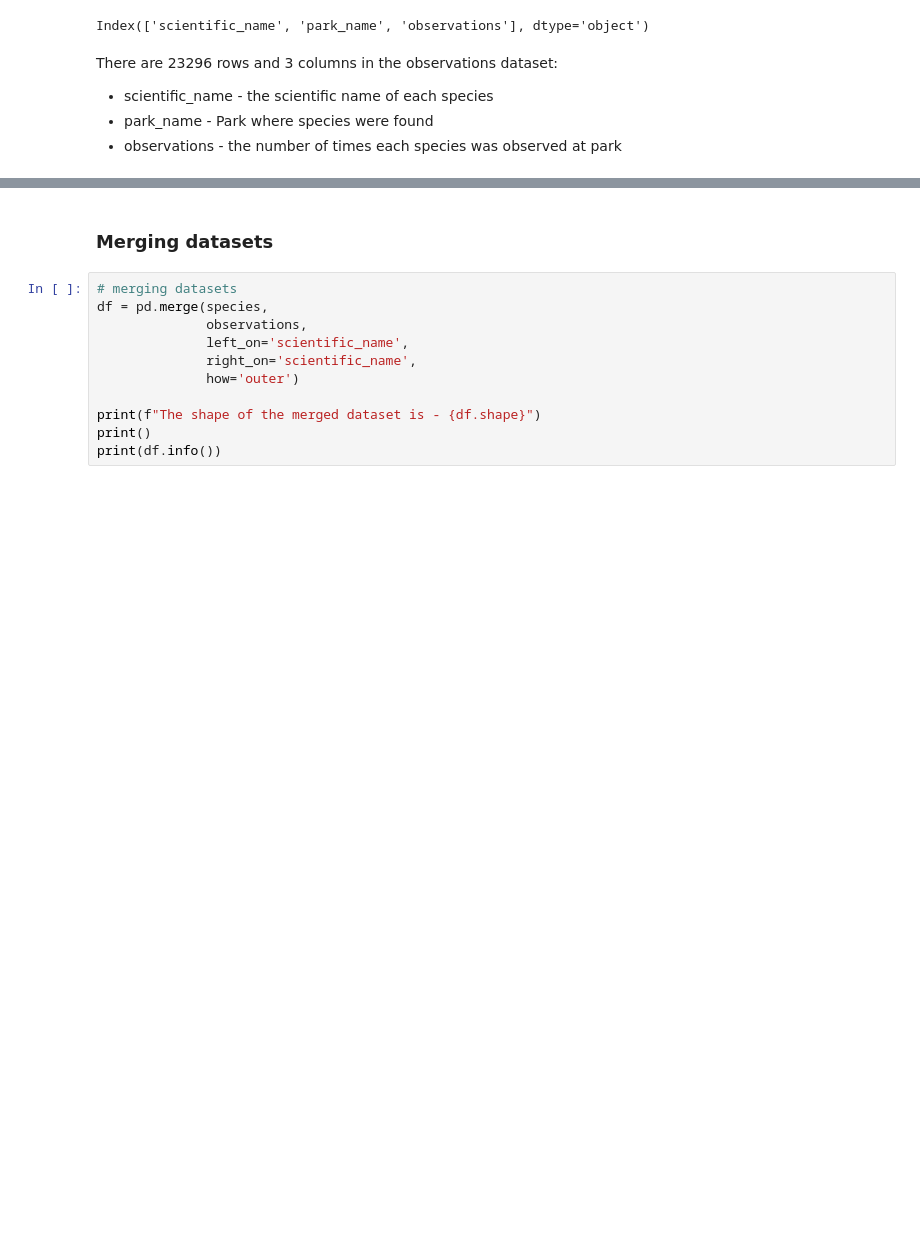
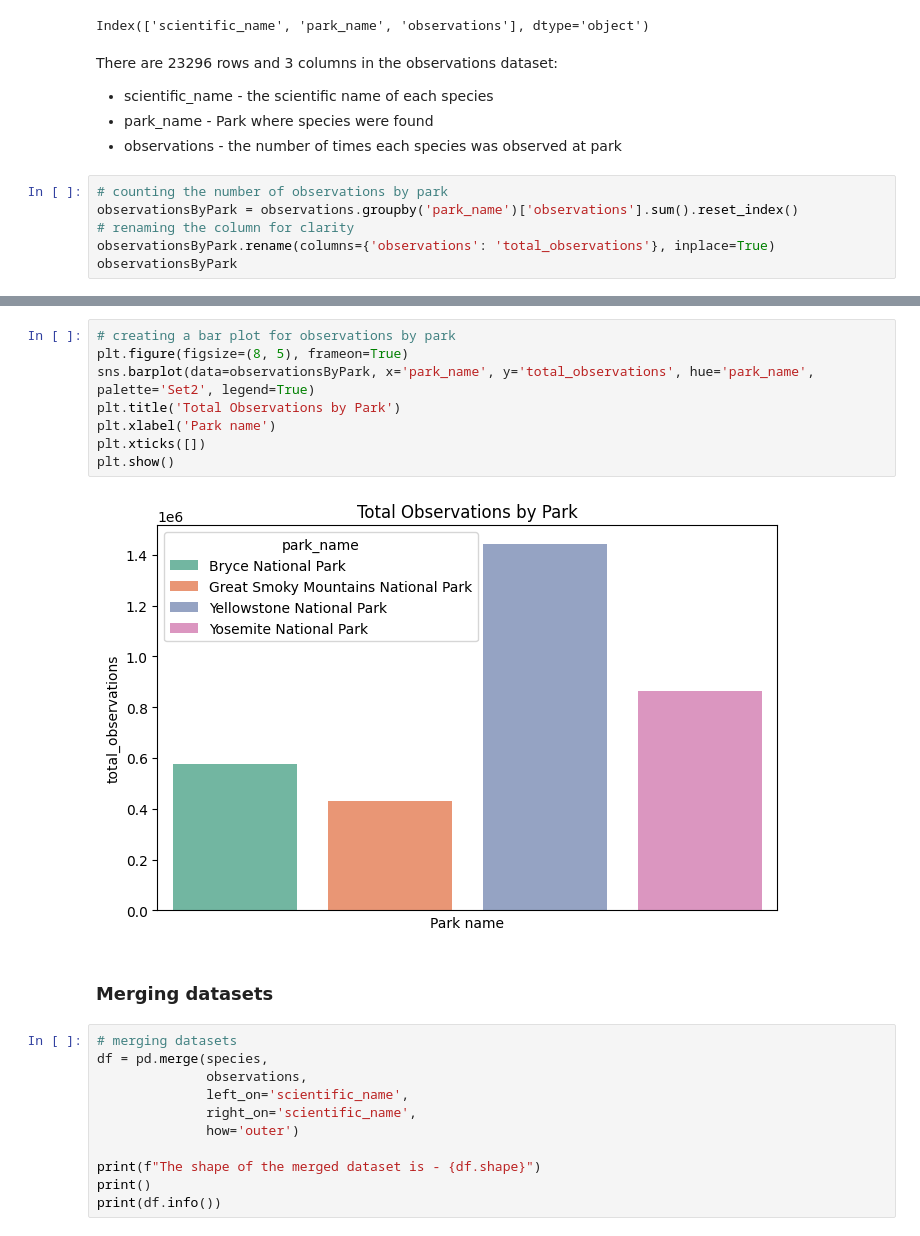
Before and after one commit to 7086600/biodiversity_project, a Jupyter notebook: biodiversity.ipynb, the cells around one changed output, grey strips where cells are left out. Cells and saved outputs as stored; diff of their text form; blank space fills up the shorter version.

Commit message:
Observations data: counting the number of observations by park; barplot

```diff
--- a/biodiversity.ipynb
+++ b/biodiversity.ipynb
@@ -191,3 +191,9 @@ There are 23296 rows and 3 columns in the observations dataset:
 * scientific_name - the scientific name of each species
 * park_name - Park where species were found
 * observations - the number of times each species was observed at park
+# %%
+# counting the number of observations by park
+observationsByPark = observations.groupby('park_name')['observations'].sum().reset_index()
+# renaming the column for clarity
+observationsByPark.rename(columns={'observations': 'total_observations'}, inplace=True)
+observationsByPark
@@ -194,3 +206,13 @@ There are 23296 rows and 3 columns in the observations dataset:
+# %%
+# creating a bar plot for observations by park
+plt.figure(figsize=(8, 5), frameon=True)
+sns.barplot(data=observationsByPark, x='park_name', y='total_observations', hue='park_name', palette='Set2', legend=True)
+plt.title('Total Observations by Park')
+plt.xlabel('Park name')
+plt.xticks([])
+plt.show()
+# %% [output]
+[figure, added]
 # %% [markdown]
 ### Merging datasets
 # %%
```
Also changed, not shown: parts of 1 cell of this notebook.
